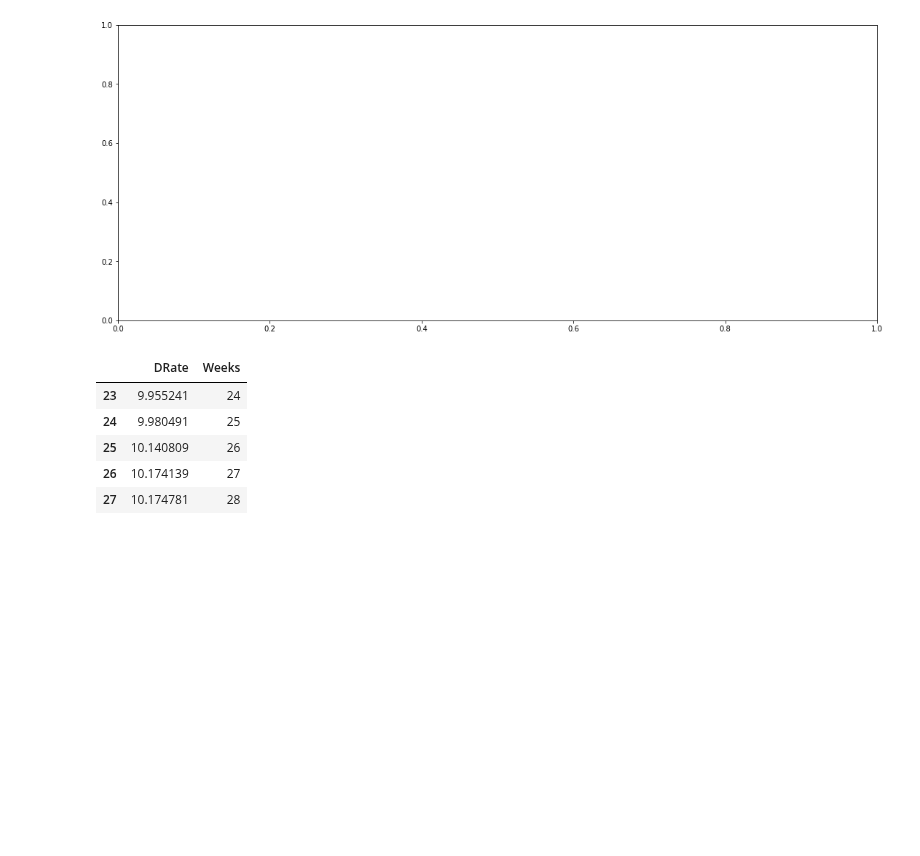
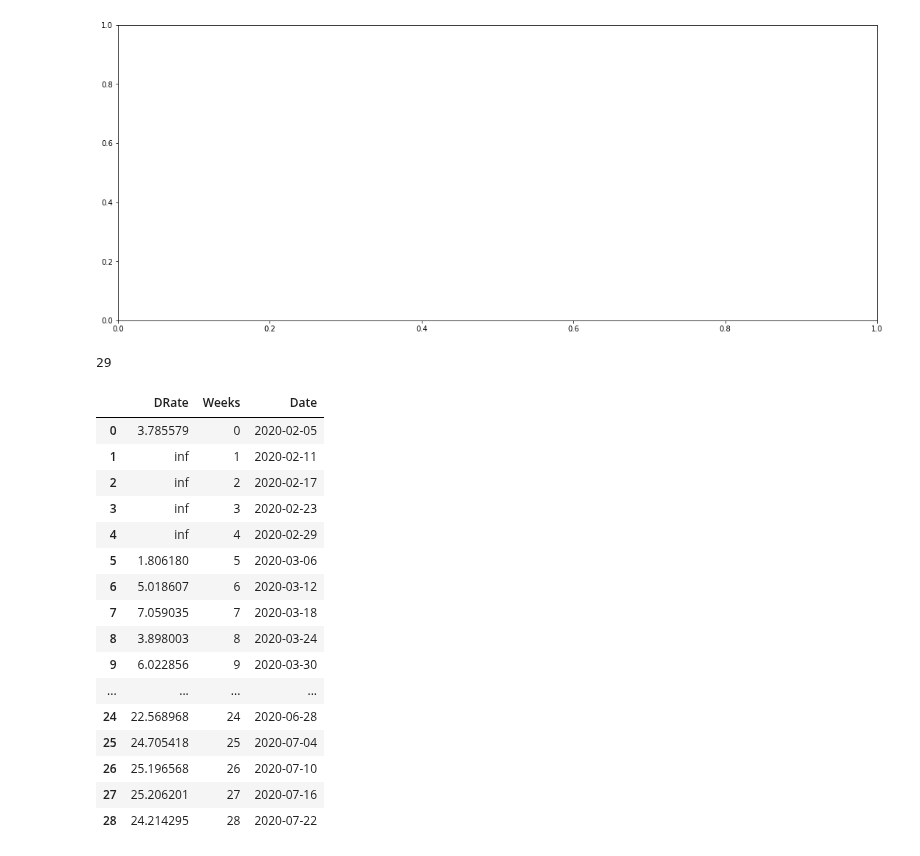
Before and after one commit to skbhere/COVID-19-Case-Forecasting, a Jupyter notebook: 00_India_prediction.ipynb, the cells around one changed output. Cells and saved outputs as stored; diff of their text form; code cells hidden in the pictures; blank space fills up the shorter version.

```diff
--- a/00_India_prediction.ipynb
+++ b/00_India_prediction.ipynb
@@ -306,31 +306,46 @@ NameError: ignored
 [figure]
 # %%
 #Doubling Rate for every 7 days
-T=df0['Total Confirmed']
 an = 6
-reminder = len(T)%an
+T1=df0['Total Confirmed']
+reminder = (len(T1)%an)
 if reminder != 0 :
-  T = T[:-reminder]
-re = ((len(T))//an )
-Week=range(1,re)
-T = T. to_numpy()
-T=T.reshape(re,an)
+  T1 = T1[0:-reminder]
+re = ((len(T))// an )
+Week=range(0,re)
+T1 = T1.to_numpy()
+T1=T1.reshape(re,an)
 double =  []
-n=0
-while n<len(T):
-  v= (an*2) / (T[n][(an-1)] / T[n][0])
-  double.append(v)
-  n= n+1
-DRate = pd.DataFrame(list(zip(double, Week)),
-               columns =['DRate', 'Weeks'])
-DRate.tail()
+print(len(T1))
+for n in range(0,len(T1)):
+  l2 = np.log(2)
+  Diff = np.log(T1[n][an-1]/T1[n][0])
+  V= l2*an/Diff
+  double.append(V)
+WL = df0['Date']
+WL=WL[6::an]
+DRate = pd.DataFrame(list(zip(double, Week,WL)),
+               columns =['DRate', 'Weeks','Date'])
+DRate
 # %% [output]
+29
-|  | DRate | Weeks |
-| 23 | 9.955241 | 24 |
-| 24 | 9.980491 | 25 |
-| 25 | 10.140809 | 26 |
-| 26 | 10.174139 | 27 |
-| 27 | 10.174781 | 28 |
+|  | DRate | Weeks | Date |
+| 0 | 3.785579 | 0 | 2020-02-05 |
+| 1 | inf | 1 | 2020-02-11 |
+| 2 | inf | 2 | 2020-02-17 |
+| 3 | inf | 3 | 2020-02-23 |
+| 4 | inf | 4 | 2020-02-29 |
+| 5 | 1.806180 | 5 | 2020-03-06 |
+| 6 | 5.018607 | 6 | 2020-03-12 |
+| 7 | 7.059035 | 7 | 2020-03-18 |
+| 8 | 3.898003 | 8 | 2020-03-24 |
+| 9 | 6.022856 | 9 | 2020-03-30 |
+| ... | ... | ... | ... |
+| 24 | 22.568968 | 24 | 2020-06-28 |
+| 25 | 24.705418 | 25 | 2020-07-04 |
+| 26 | 25.196568 | 26 | 2020-07-10 |
+| 27 | 25.206201 | 27 | 2020-07-16 |
+| 28 | 24.214295 | 28 | 2020-07-22 |
 # %%
 %matplotlib inline
 import matplotlib.pyplot as plt
```
Also changed, not shown: parts of 2 cells of this notebook.
